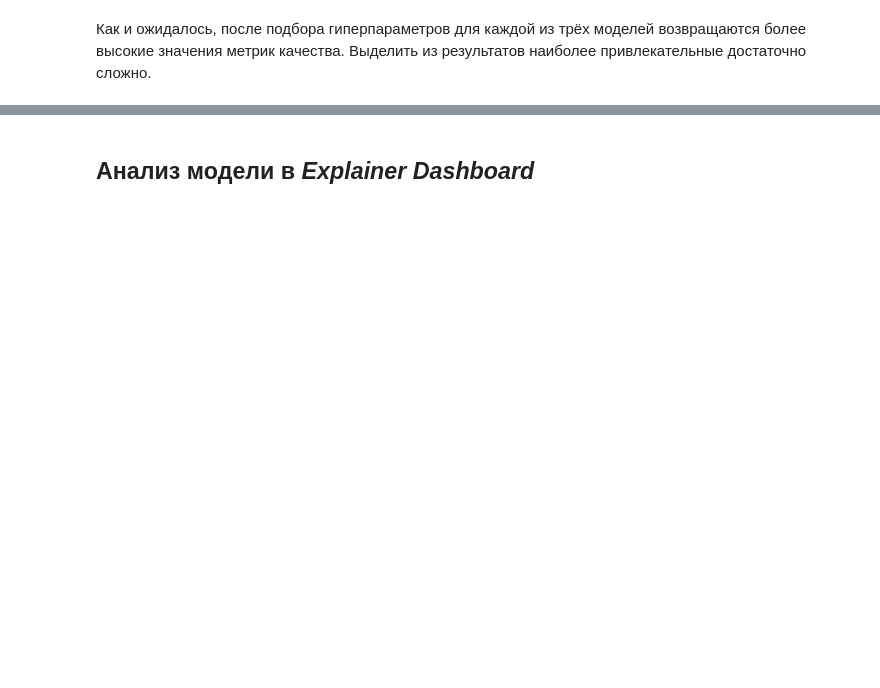
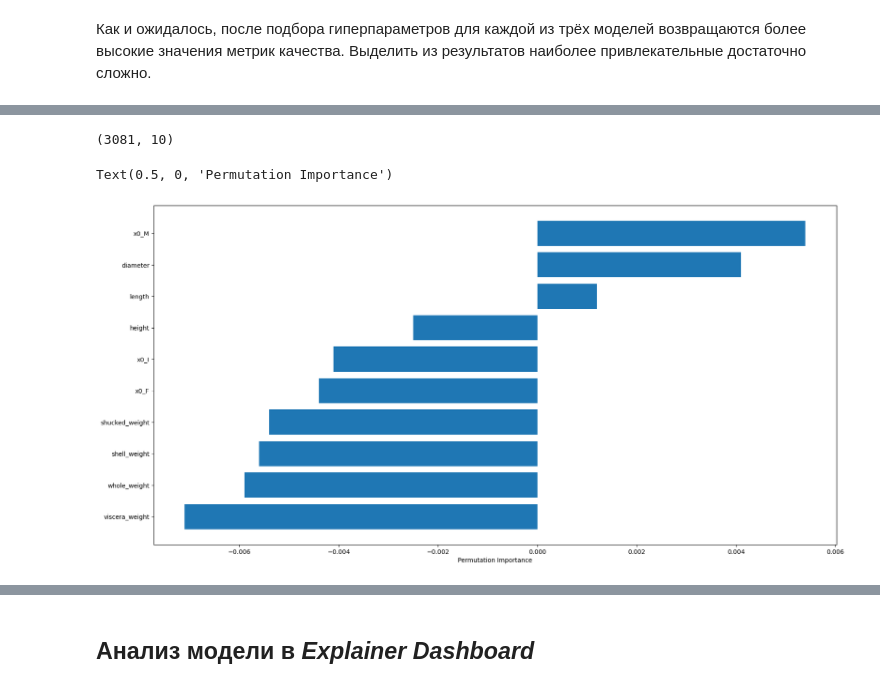
Before and after one commit to trofimovelijah/eda_177213, a Jupyter notebook: tiy_predict_age_abalone.ipynb, the cells around one changed output, grey strips where cells are left out. Drawn from its saved outputs; the diff is of its cells as text; code cells hidden in the pictures; blank space fills up the shorter version.

```diff
--- a/tiy_predict_age_abalone.ipynb
+++ b/tiy_predict_age_abalone.ipynb
@@ -1256,0 +1317,5 @@ Wall time: 3.46 s
+# %%
+new_features = list(ct.named_transformers_['ohe'].get_feature_names())
+new_features.extend(numeric_features)
+
+new_features
@@ -1256,0 +1333,5 @@ Wall time: 3.46 s
+# %%
+X_train_transformed = pd.DataFrame(X_train_transformed, columns=new_features)
+X_test_transformed = pd.DataFrame(X_test_transformed, columns=new_features)
+
+X_train_transformed.head()
@@ -1256,0 +1345,20 @@ Wall time: 3.46 s
+# %%
+model_best_nb = GaussianNB()
+
+params = {
+    'var_smoothing': np.logspace(-10, 0, num=100)
+             }
+
+gsb = GridSearchCV(model_best_nb, params, cv=3, scoring='accuracy',verbose=1)
+
+gsb.fit(X_train_transformed, y_train_full)
+
+print()
+print(f'Лучшее значение гиперпараметров {gsb.best_params_}')
+print(f'Лучшее значение метрики качества при указанных значениях гиперпараметров {gsb.best_score_}')
+print()
+# Вычисляем точность на тестовой выборке
+pred_best = gsb.best_estimator_.predict(X_test_transformed)
+accuracy_best = accuracy_score(y_test_full, pred_best)
+print('Значение метрики качества на тестовой выборке:', accuracy_best)
+print()
@@ -1256,0 +1389,22 @@ Wall time: 3.46 s
+# %%
+X_train_transformed.shape
+# %% [output]
+(3081, 10)
+# %%
+plt.figure(figsize=(20,10))
+result = permutation_importance(
+    gsb.best_estimator_,
+    X_train_transformed.iloc[:1000],
+    y_train_full.iloc[:1000],
+    n_repeats=10,
+    random_state=0
+                               )
+sorted_idx = result.importances_mean.argsort()
+plt.barh(
+    X_train_transformed.columns[sorted_idx],
+    result.importances_mean[sorted_idx]
+        )
+plt.xlabel("Permutation Importance")
+# %% [output]
+Text(0.5, 0, 'Permutation Importance')
+[figure, added]
```
Also changed, not shown: parts of 55 cells of this notebook.
